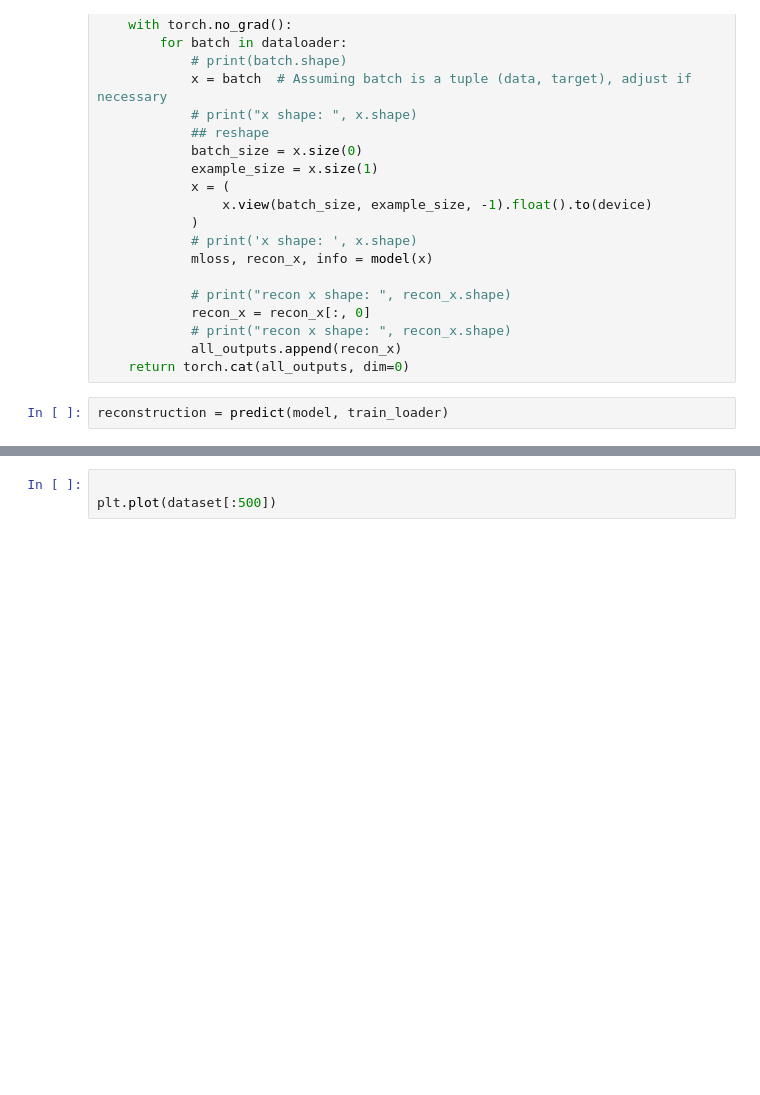
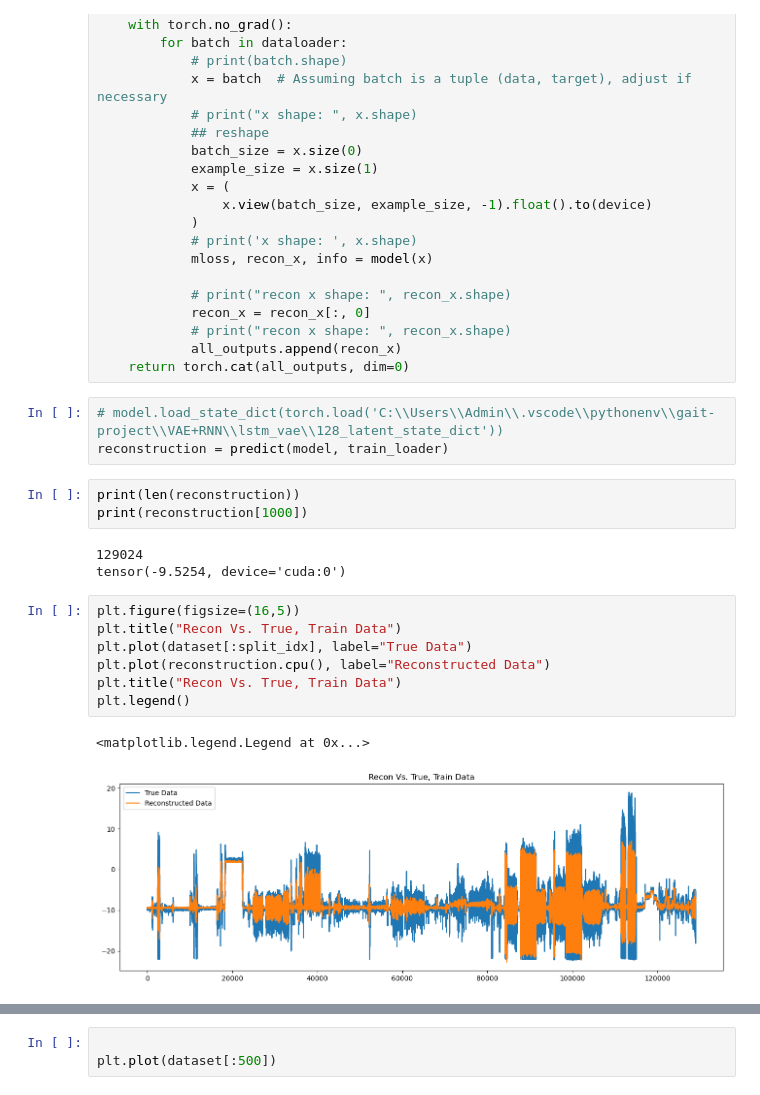
Before and after one commit to johnymeng/gait-project, a Jupyter notebook: VAE+RNN/lstm_vae/1_dim_larger_latent.ipynb, the cells around one changed output, grey strips where cells are left out. Drawn from its saved outputs; the diff is of its cells as text; blank space fills up the shorter version.

```diff
--- a/VAE+RNN/lstm_vae/1_dim_larger_latent.ipynb
+++ b/VAE+RNN/lstm_vae/1_dim_larger_latent.ipynb
@@ -486,5 +492,22 @@ def predict(model, dataloader):
             # print("recon x shape: ", recon_x.shape)
             all_outputs.append(recon_x)
     return torch.cat(all_outputs, dim=0)
-# %%
-reconstruction = predict(model, train_loader)
+# %%
+# model.load_state_dict(torch.load('C:\\Users\\Admin\\.vscode\\pythonenv\\gait-project\\VAE+RNN\\lstm_vae\\128_latent_state_dict'))
+reconstruction = predict(model, train_loader)
+# %%
+print(len(reconstruction))
+print(reconstruction[1000])
+# %% [output]
+129024
+tensor(-9.5254, device='cuda:0')
+# %%
+plt.figure(figsize=(16,5))
+plt.title("Recon Vs. True, Train Data")
+plt.plot(dataset[:split_idx], label="True Data")
+plt.plot(reconstruction.cpu(), label="Reconstructed Data")
+plt.title("Recon Vs. True, Train Data")
+plt.legend()
+# %% [output]
+<matplotlib.legend.Legend at 0x...>
+[figure, added]
```
Also changed, not shown: parts of 11 cells of this notebook, 3 other files.
